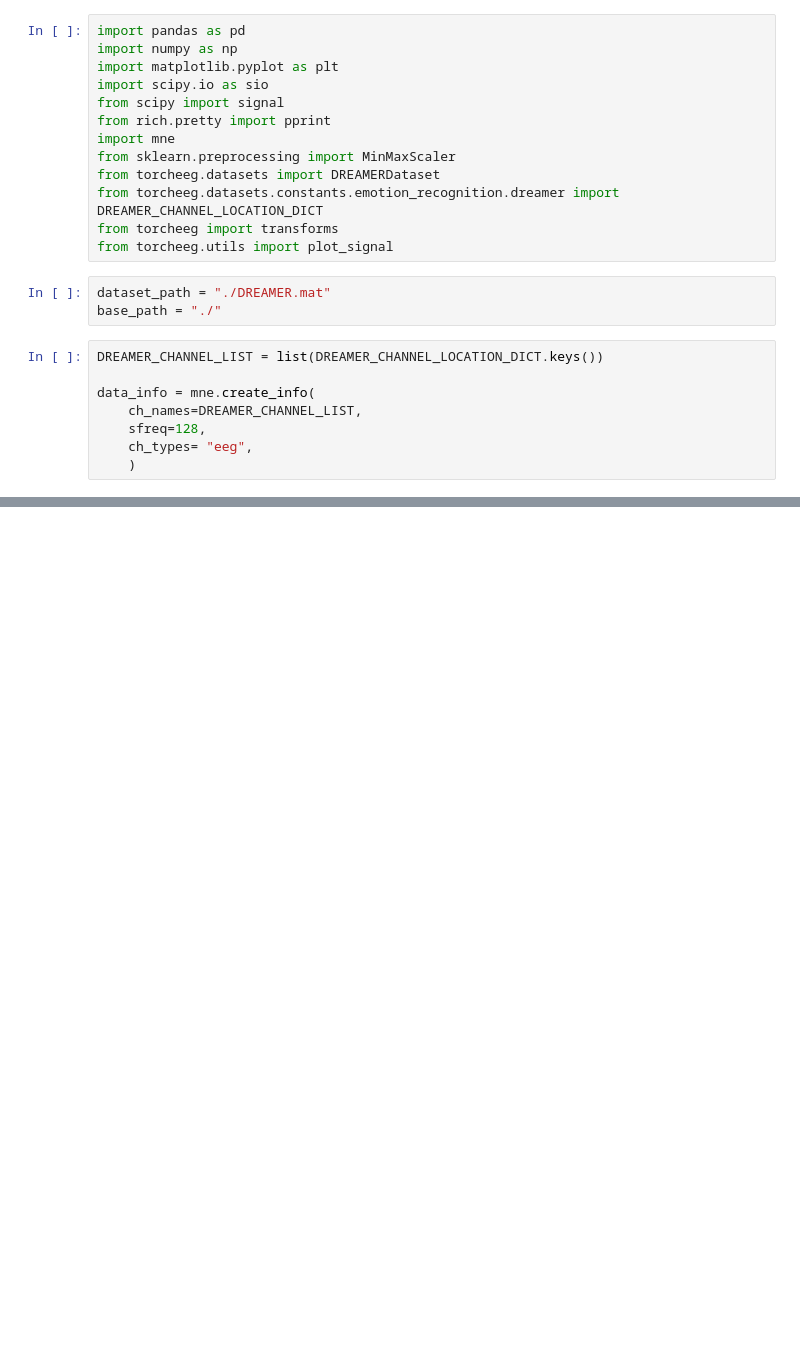
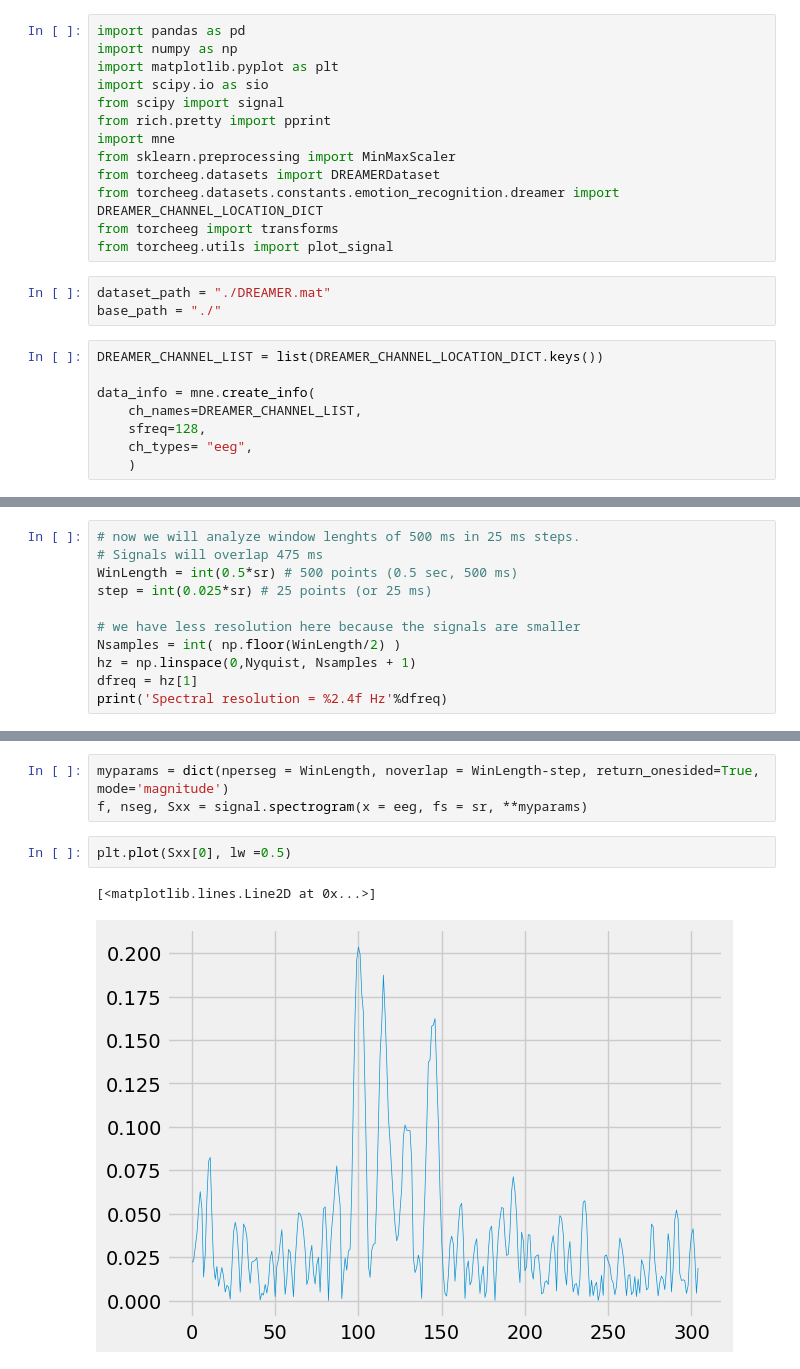
Before and after one commit to hari-19/EEG-Emotion-Classification, a Jupyter notebook: preprocessing_final.ipynb, the cells around one changed output, grey strips where cells are left out. Saved outputs shown, nothing was run; the diff lists cells and outputs as text; blank space fills up the shorter version.

```diff
--- a/preprocessing_final.ipynb
+++ b/preprocessing_final.ipynb
@@ -73,0 +163,11 @@ Sampling rate = 128 samples/sec
+# %%
+# now we will analyze window lenghts of 500 ms in 25 ms steps.
+# Signals will overlap 475 ms
+WinLength = int(0.5*sr) # 500 points (0.5 sec, 500 ms)
+step = int(0.025*sr) # 25 points (or 25 ms)
+
+# we have less resolution here because the signals are smaller
+Nsamples = int( np.floor(WinLength/2) )
+hz = np.linspace(0,Nyquist, Nsamples + 1)
+dfreq = hz[1]
+print('Spectral resolution = %2.4f Hz'%dfreq)
@@ -73,0 +262,8 @@ Sampling rate = 128 samples/sec
+# %%
+myparams = dict(nperseg = WinLength, noverlap = WinLength-step, return_onesided=True, mode='magnitude')
+f, nseg, Sxx = signal.spectrogram(x = eeg, fs = sr, **myparams)
+# %%
+plt.plot(Sxx[0], lw =0.5)
+# %% [output]
+[<matplotlib.lines.Line2D at 0x...>]
+[figure, added]
```
Also changed, not shown: parts of 16 cells of this notebook, 2 other files.
